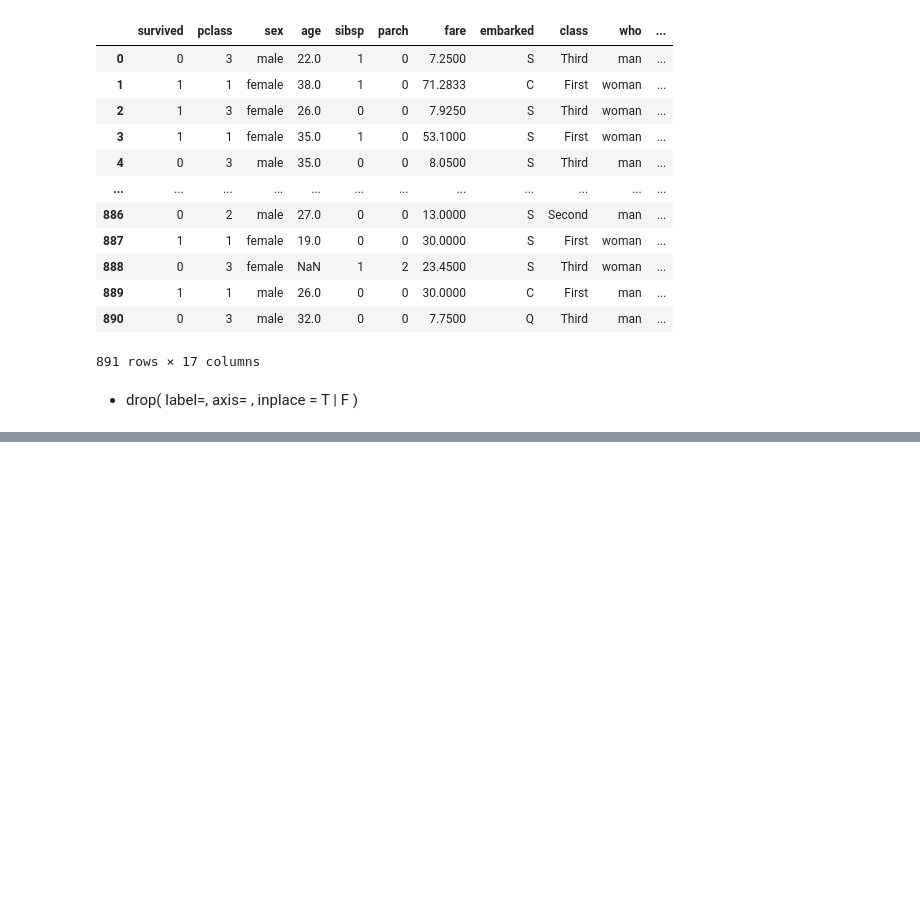
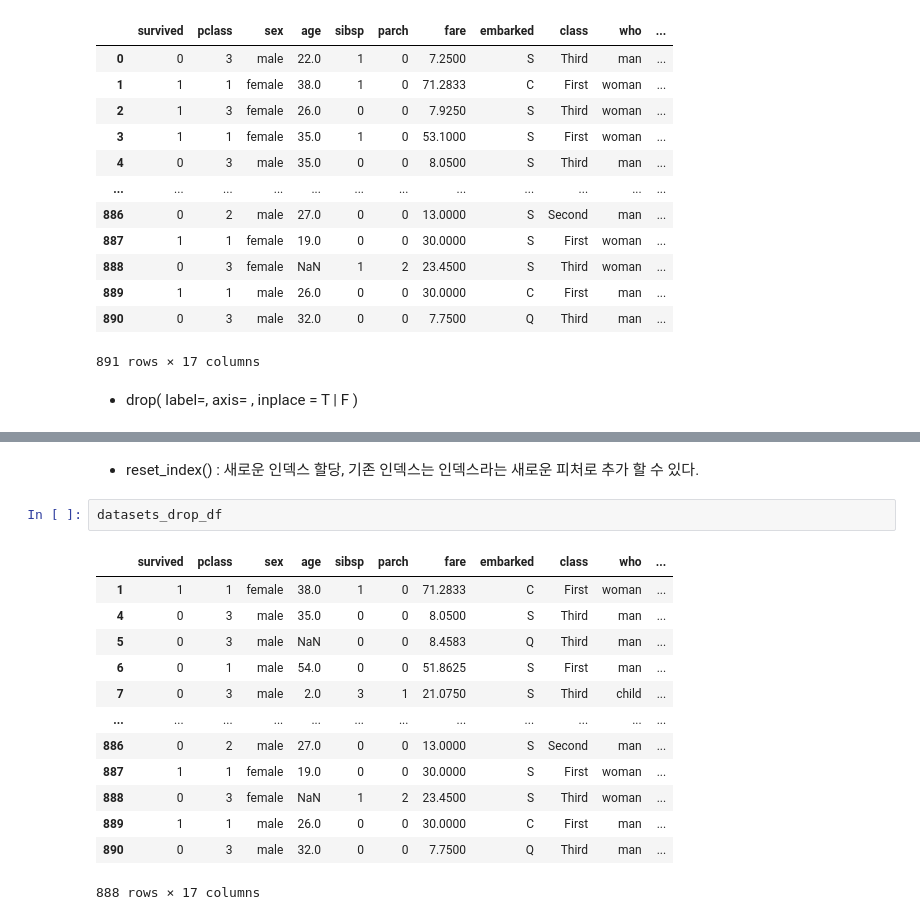
Before and after one commit to Supreme-YS/TIL, a Jupyter notebook: Data_Analysis/Pandas[02].ipynb, the cells around one changed output, grey strips where cells are left out. Cells and saved outputs as stored; diff of their text form; blank space fills up the shorter version.

```diff
--- a/Data_Analysis/Pandas[02].ipynb
+++ b/Data_Analysis/Pandas[02].ipynb
@@ -364,0 +477,18 @@ datasets
+# %% [markdown]
+- reset_index() : 새로운 인덱스 할당, 기존 인덱스는 인덱스라는 새로운 피처로 추가 할 수 있다.
+# %%
+datasets_drop_df
+# %% [output]
+|  | survived | pclass | sex | age | sibsp | parch | fare | embarked | class | who | ... |
+| 1 | 1 | 1 | female | 38.0 | 1 | 0 | 71.2833 | C | First | woman | ... |
+| 4 | 0 | 3 | male | 35.0 | 0 | 0 | 8.0500 | S | Third | man | ... |
+| 5 | 0 | 3 | male | NaN | 0 | 0 | 8.4583 | Q | Third | man | ... |
+| 6 | 0 | 1 | male | 54.0 | 0 | 0 | 51.8625 | S | First | man | ... |
+| 7 | 0 | 3 | male | 2.0 | 3 | 1 | 21.0750 | S | Third | child | ... |
+| ... | ... | ... | ... | ... | ... | ... | ... | ... | ... | ... | ... |
+| 886 | 0 | 2 | male | 27.0 | 0 | 0 | 13.0000 | S | Second | man | ... |
+| 887 | 1 | 1 | female | 19.0 | 0 | 0 | 30.0000 | S | First | woman | ... |
+| 888 | 0 | 3 | female | NaN | 1 | 2 | 23.4500 | S | Third | woman | ... |
+| 889 | 1 | 1 | male | 26.0 | 0 | 0 | 30.0000 | C | First | man | ... |
+| 890 | 0 | 3 | male | 32.0 | 0 | 0 | 7.7500 | Q | Third | man | ... |
+888 rows × 17 columns
```
Also changed, not shown: parts of 15 cells of this notebook.
